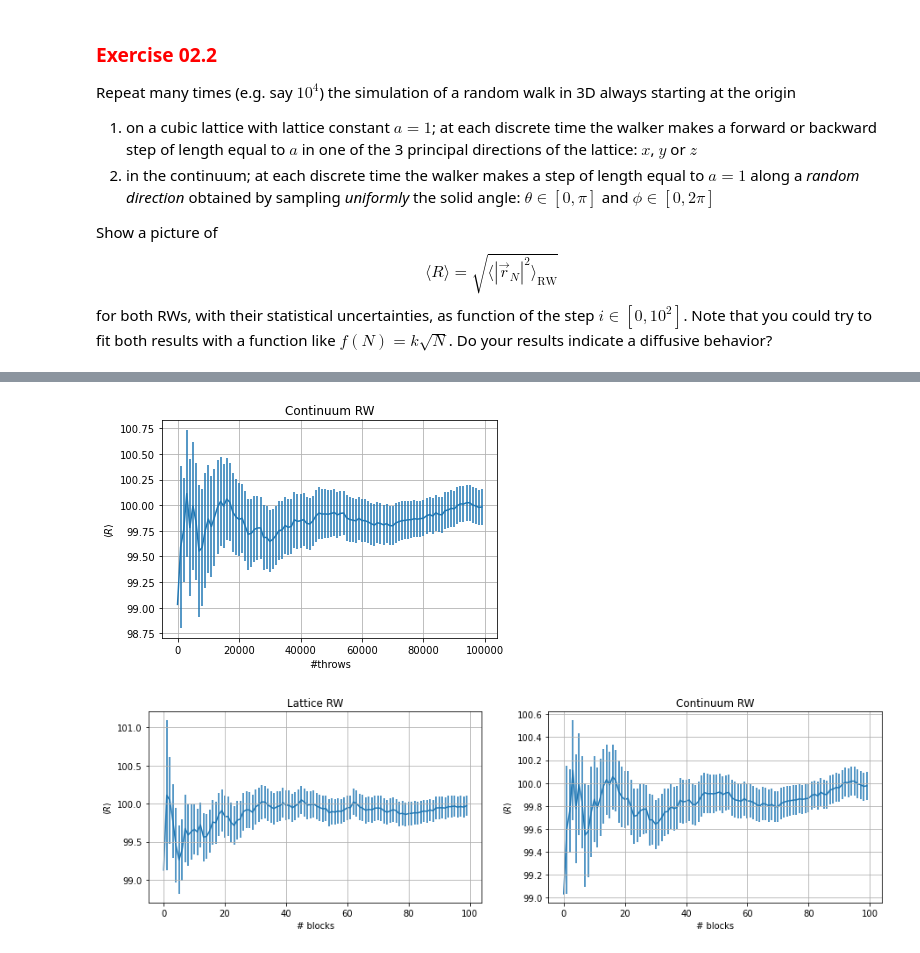
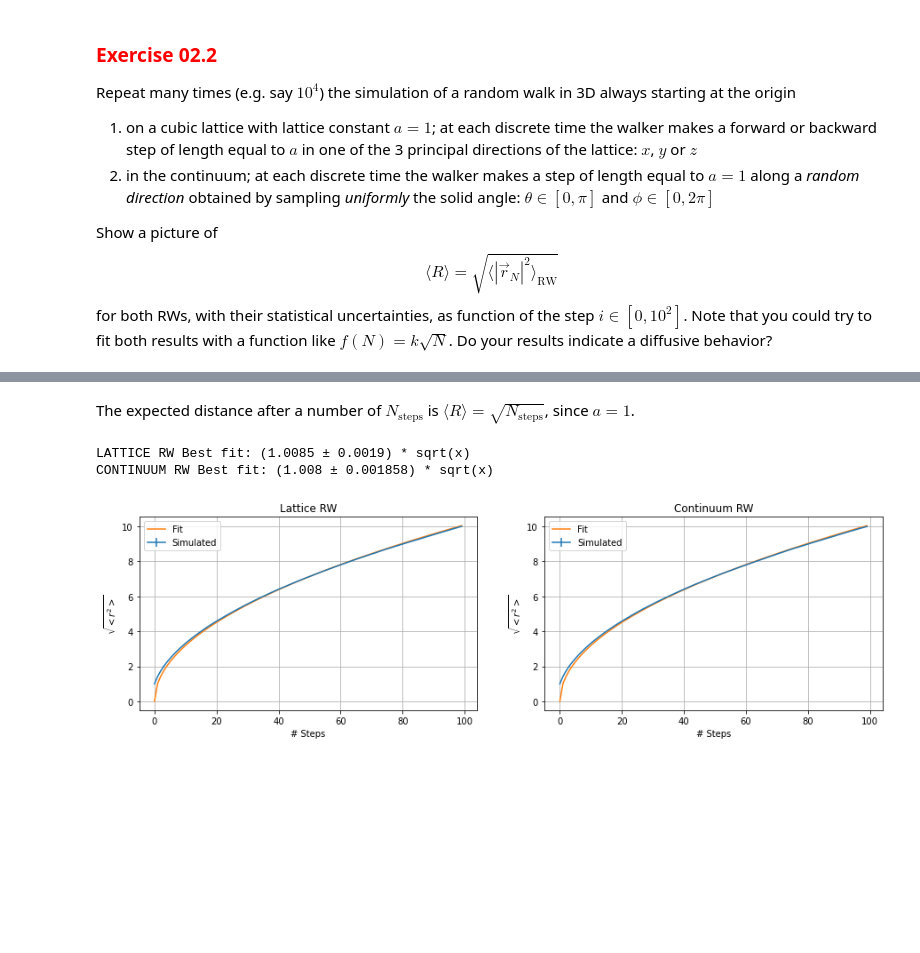
Before and after one commit to VLTSML26/numerical-simulation-lab, a Jupyter notebook: lab02/Voltan_Ex02.ipynb, the cells around one changed output, grey strips where cells are left out. Saved outputs shown, nothing was run; the diff lists cells and outputs as text; code cells hidden in the pictures; blank space fills up the shorter version.

```diff
--- a/lab02/Voltan_Ex02.ipynb
+++ b/lab02/Voltan_Ex02.ipynb
@@ -150,10 +109,0 @@ plt.show()
-# %%
-data = np.loadtxt("data/ex02.2.2.out")
-plt.title("Continuum RW")
-plt.errorbar(x,data[:,0],yerr=data[:,1])
-plt.xlabel(r"#throws")
-plt.ylabel(r"$\langle R\rangle$")
-plt.grid(True)
-plt.show()
-# %% [output]
-[figure, removed]
@@ -164,13 +110,44 @@ x = np.arange(100)
-# %%
-plt.figure(figsize=(15,4))
-for i in range(2) :
-    plt.subplot(1, 2, i+1)
-    plt.title(title[i])
-    y = block_method(np.sqrt(data[:,i]))
-    plt.errorbar(x,y[:,0], yerr = y[:,1], zorder = 0)
-    plt.xlabel(r"# blocks")
-    plt.ylabel(r"$\langle R \rangle$")
-    plt.grid(True)
-plt.plot();
-# %% [output]
-[figure, removed]
+# %% [markdown]
+The expected distance after a number of $N_\text{steps}$ is $\langle R\rangle = \sqrt{N_\text{steps}}$, since $a=1$.
+# %%
+lattice = []
+continuum = []
+for i in range(N_steps):
+    lattice.append(block_method(data_lat[:, i]))
+    continuum.append(block_method(data_cont[:, i]))
+lattice = np.array(lattice)
+continuum = np.array(continuum)
+# %%
+x = np.arange(N_steps)
+f = lambda x, k: k * np.sqrt(x)
+g = lambda x, l: l * np.sqrt(x)
+plt.figure(figsize=(15,4))
+plt.subplot(1, 2, 1)
+plt.title("Lattice RW")
+plt.grid()
+plt.errorbar(x, lattice[:, -1, 0], yerr=lattice[:, -1, 1], label="Simulated")
+popt, pcov = curve_fit(f, x, lattice[:, -1, 0])
+k = popt[0]
+sigma = np.sqrt(pcov[0, 0])
+plt.plot(x, f(x, k), label='Fit')
+plt.xlabel("# Steps")
+plt.ylabel("$\\sqrt{<r^2>}$")
+plt.legend()
+print(f"LATTICE RW Best fit: ({k:.4f} ± {sigma:.4f}) * sqrt(x)")
+plt.subplot(1, 2, 2)
+plt.title("Continuum RW")
+plt.grid()
+plt.errorbar(x, continuum[:, -1, 0], yerr=continuum[:, -1, 1], label="Simulated")
+popt, pcov = curve_fit(g, x, continuum[:, -1, 0])
+l = popt[0]
+sigma = np.sqrt(pcov[0, 0])
+plt.plot(x, g(x, l), label='Fit')
+plt.xlabel("# Steps")
+plt.ylabel("$\\sqrt{<r^2>}$")
+plt.legend()
+print(f"CONTINUUM RW Best fit: ({l:.4g} ± {sigma:.4g}) * sqrt(x)")
+plt.show()
+# %% [output]
+LATTICE RW Best fit: (1.0085 ± 0.0019) * sqrt(x)
+CONTINUUM RW Best fit: (1.008 ± 0.001858) * sqrt(x)
+[figure, added]
```
Also changed, not shown: parts of 25 cells of this notebook.
